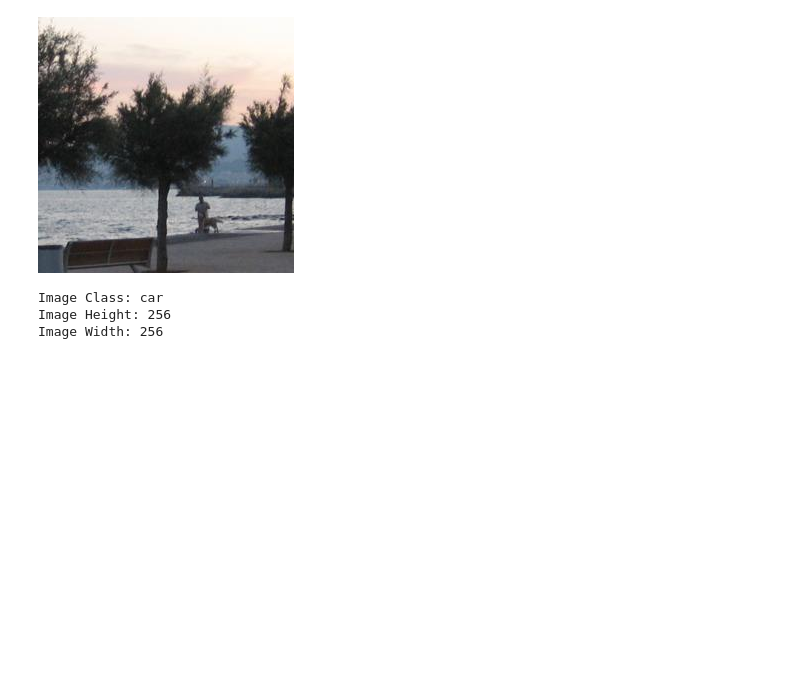
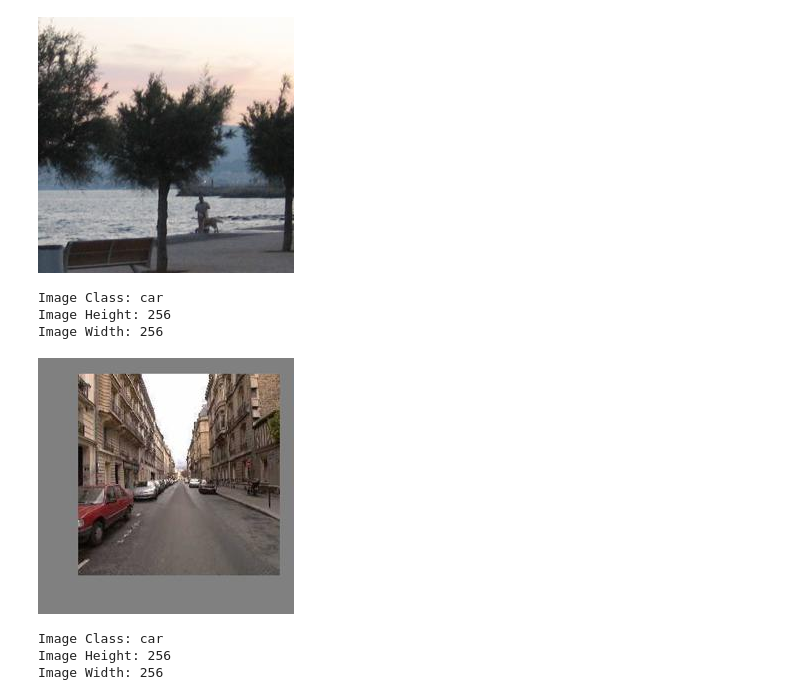
Before and after one commit to AlbertHunduza/LabelMe-Classification-AI, a Jupyter notebook: main.ipynb, the cells around one changed output. Drawn from its saved outputs; the diff is of its cells as text; code cells hidden in the pictures; blank space fills up the shorter version.

```diff
--- a/main.ipynb
+++ b/main.ipynb
@@ -129,6 +129,17 @@ Image Class: tree
 Image Height: 256
 Image Width: 256
 [figure]
+# %%
+# displaying last image from train data
+print(f"Image Class: {train_df.str_label[len(train_df)-1]}")
+print(f"Image Height: {Image.open(train_df.img_path[len(train_df)-1]).height}")
+print(f"Image Width: {Image.open(train_df.img_path[len(train_df)-1]).width}")
+Image.open(train_df.img_path[len(train_df)-1])
+# %% [output]
+Image Class: car
+Image Height: 256
+Image Width: 256
+[figure, added]
 # %%
 # displaying first image from test data
 print(f"Image Class: {test_df.str_label[0]}")
```
Also changed, not shown: parts of 15 cells of this notebook, 2 other files.
